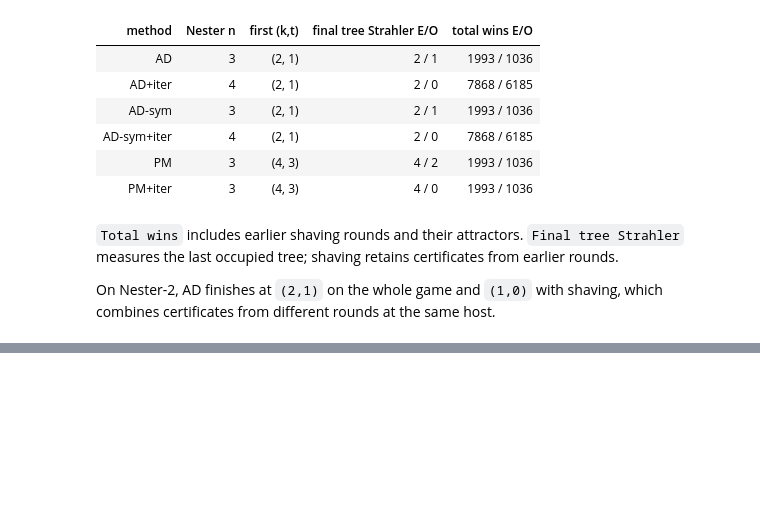
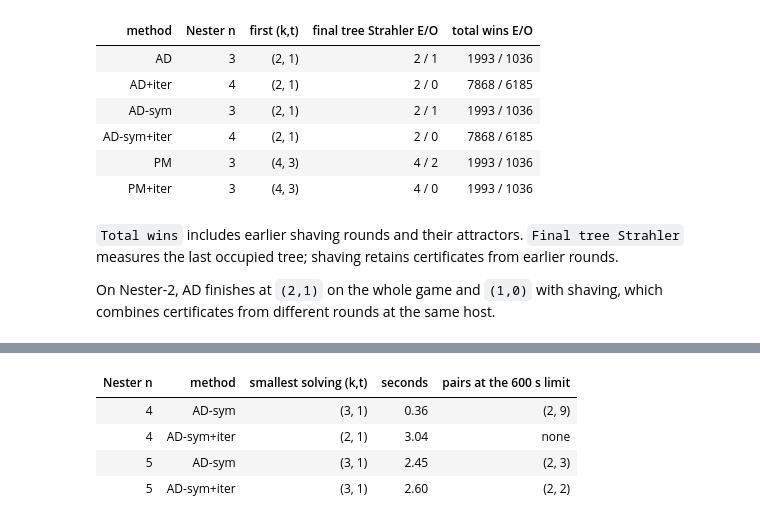
Before and after one commit to vfluegel/strahler-tree-experiments, a Jupyter notebook: jupyter-examples/08-lexicographic-adaptive-nester.ipynb, the cells around one changed output, grey strips where cells are left out. Cells and saved outputs as stored; diff of their text form; code cells hidden in the pictures; blank space fills up the shorter version.

```diff
--- a/jupyter-examples/08-lexicographic-adaptive-nester.ipynb
+++ b/jupyter-examples/08-lexicographic-adaptive-nester.ipynb
@@ -254,0 +272,11 @@ shaving, which combines certificates from different rounds at the same host.
+# %%
+from fixed_pair_maps import maps_html, recorded_maps, smallest_pairs
+
+fixed_pairs = recorded_maps()
+display(HTML(maps_html(fixed_pairs)))
+table(["Nester n", "method", "smallest solving (k,t)", "seconds", "pairs at the 600 s limit"],
+      [[s["n"], s["backend"], ", ".join(map(str, s["least"])),
+        ", ".join(f"{value:.2f}" for value in s["seconds"]),
+        ", ".join(map(str, s["limits"])) or "none"]
+       for s in smallest_pairs(fixed_pairs)])
+# %% [output]
@@ -254,0 +284,5 @@ shaving, which combines certificates from different rounds at the same host.
+| Nester n | method | smallest solving (k,t) | seconds | pairs at the 600 s limit |
+| 4 | AD-sym | (3, 1) | 0.36 | (2, 9) |
+| 4 | AD-sym+iter | (2, 1) | 3.04 | none |
+| 5 | AD-sym | (3, 1) | 2.45 | (2, 3) |
+| 5 | AD-sym+iter | (3, 1) | 2.60 | (2, 2) |
```
Also changed, not shown: parts of 4 cells of this notebook, 3 other files.
